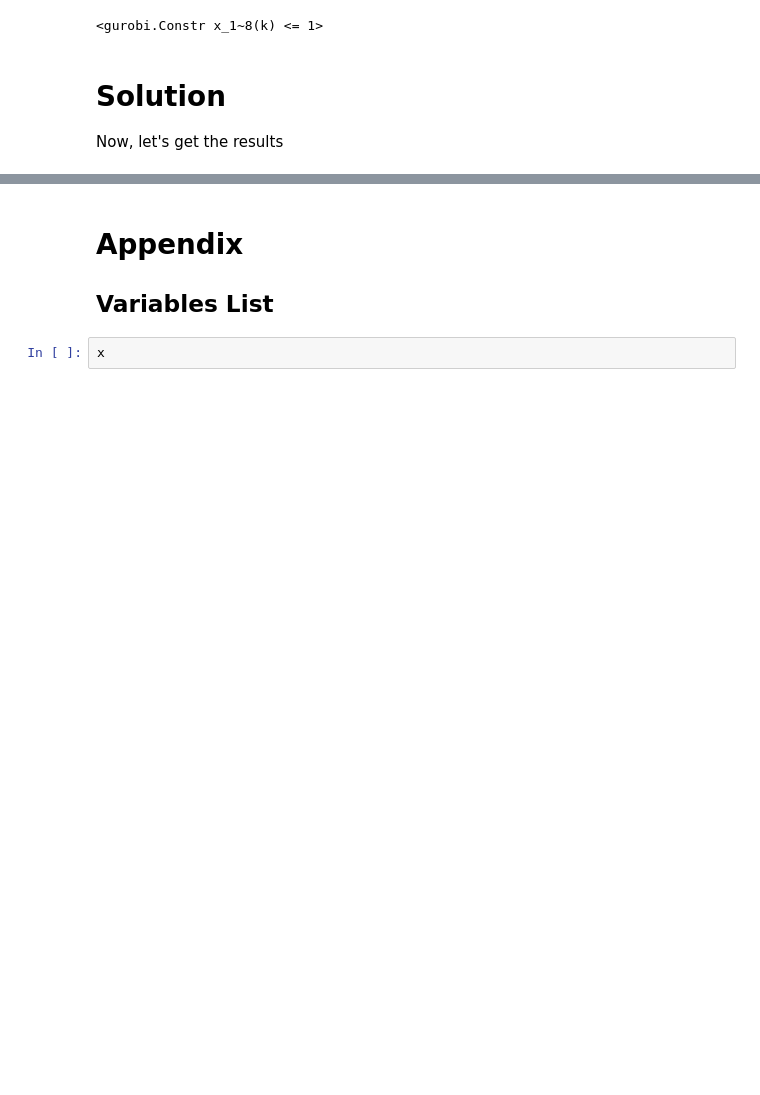
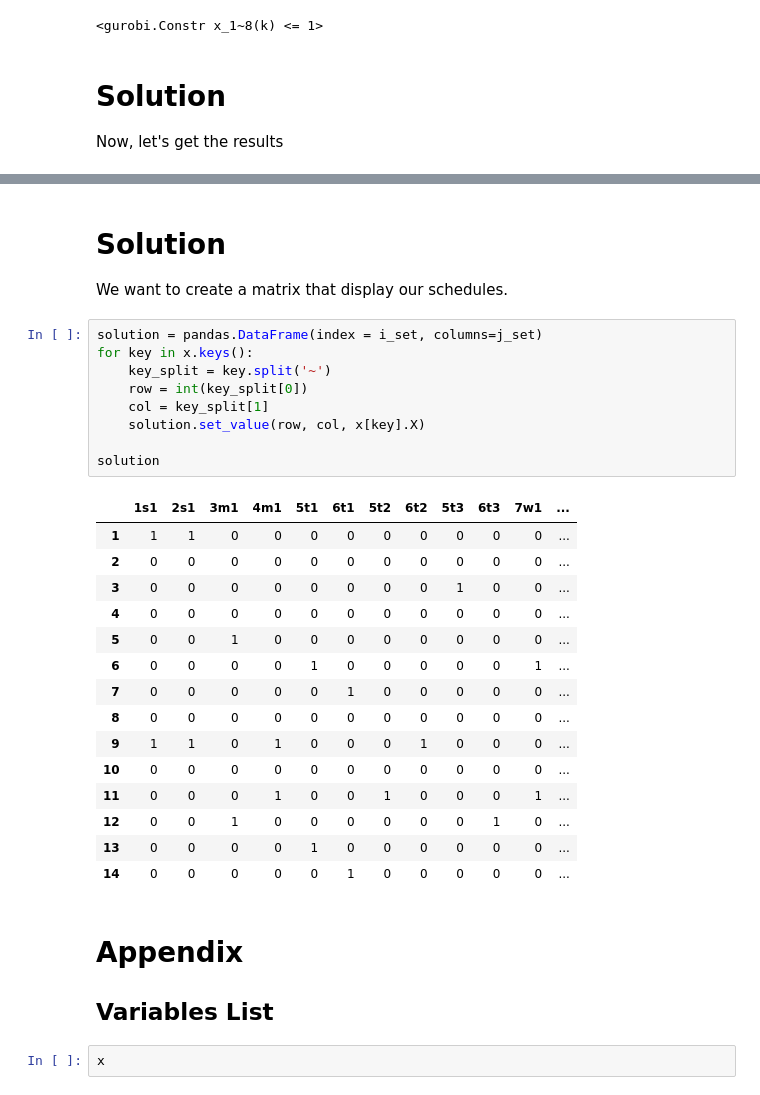
Before and after one commit to vwxyzjn/LP_optimization_python, a Jupyter notebook: Case -- Scheduling Student Volunteers for the INFORMS Annual Meeting.ipynb, the cells around one changed output, grey strips where cells are left out. Drawn from its saved outputs; the diff is of its cells as text; blank space fills up the shorter version.

```diff
--- a/Case -- Scheduling Student Volunteers for the INFORMS Annual Meeting.ipynb
+++ b/Case -- Scheduling Student Volunteers for the INFORMS Annual Meeting.ipynb
@@ -306,6 +300,35 @@ Optimal solution found (tolerance 1.00e-04)
 Best objective 2.600000000000e+01, best bound 2.600000000000e+01, gap 0.0000%
 
 *****Thus the objective value is 26.0
+# %% [markdown]
+# Solution
+
+We want to create a matrix that display our schedules.
+# %%
+solution = pandas.DataFrame(index = i_set, columns=j_set)
+for key in x.keys():
+    key_split = key.split('~')
+    row = int(key_split[0])
+    col = key_split[1]
+    solution.set_value(row, col, x[key].X)
+
+solution
+# %% [output]
+|  | 1s1 | 2s1 | 3m1 | 4m1 | 5t1 | 6t1 | 5t2 | 6t2 | 5t3 | 6t3 | 7w1 | ... |
+| 1 | 1 | 1 | 0 | 0 | 0 | 0 | 0 | 0 | 0 | 0 | 0 | ... |
+| 2 | 0 | 0 | 0 | 0 | 0 | 0 | 0 | 0 | 0 | 0 | 0 | ... |
+| 3 | 0 | 0 | 0 | 0 | 0 | 0 | 0 | 0 | 1 | 0 | 0 | ... |
+| 4 | 0 | 0 | 0 | 0 | 0 | 0 | 0 | 0 | 0 | 0 | 0 | ... |
+| 5 | 0 | 0 | 1 | 0 | 0 | 0 | 0 | 0 | 0 | 0 | 0 | ... |
+| 6 | 0 | 0 | 0 | 0 | 1 | 0 | 0 | 0 | 0 | 0 | 1 | ... |
+| 7 | 0 | 0 | 0 | 0 | 0 | 1 | 0 | 0 | 0 | 0 | 0 | ... |
+| 8 | 0 | 0 | 0 | 0 | 0 | 0 | 0 | 0 | 0 | 0 | 0 | ... |
+| 9 | 1 | 1 | 0 | 1 | 0 | 0 | 0 | 1 | 0 | 0 | 0 | ... |
+| 10 | 0 | 0 | 0 | 0 | 0 | 0 | 0 | 0 | 0 | 0 | 0 | ... |
+| 11 | 0 | 0 | 0 | 1 | 0 | 0 | 1 | 0 | 0 | 0 | 1 | ... |
+| 12 | 0 | 0 | 1 | 0 | 0 | 0 | 0 | 0 | 0 | 1 | 0 | ... |
+| 13 | 0 | 0 | 0 | 0 | 1 | 0 | 0 | 0 | 0 | 0 | 0 | ... |
+| 14 | 0 | 0 | 0 | 0 | 0 | 1 | 0 | 0 | 0 | 0 | 0 | ... |
 # %% [markdown]
 # Appendix
 
```
Also changed, not shown: parts of 3 cells of this notebook.
